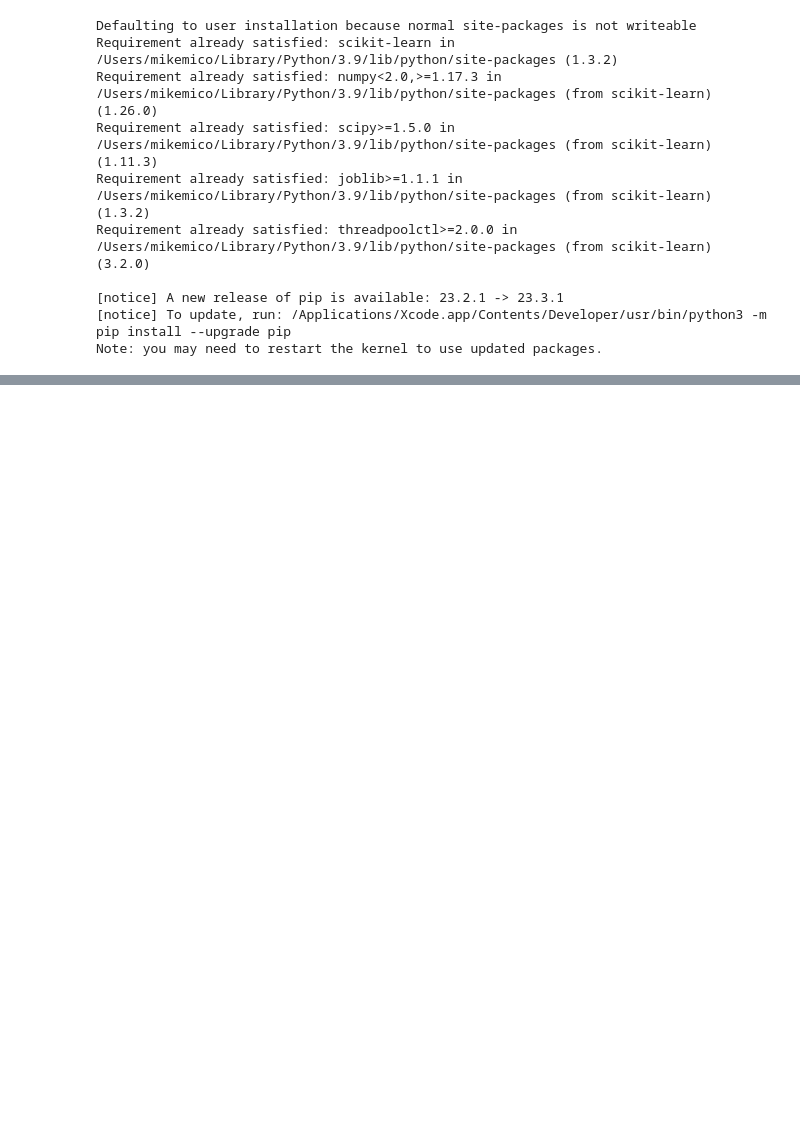
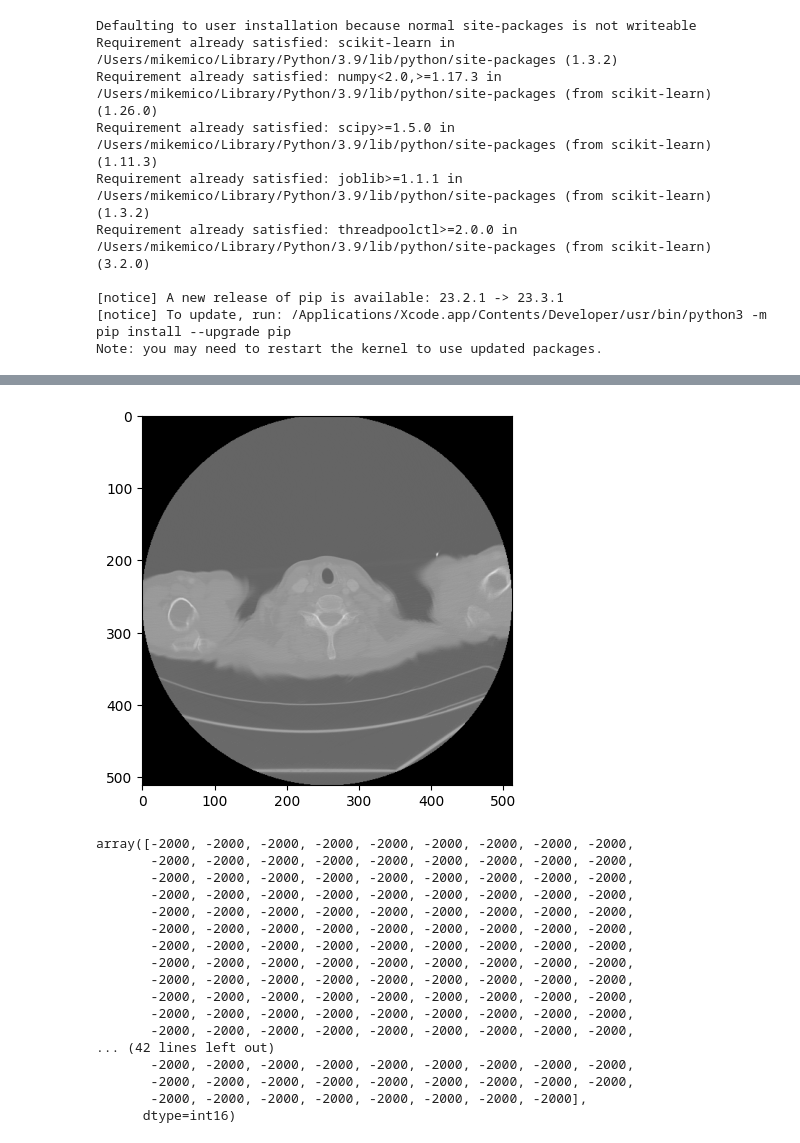
Before and after one commit to mmico250/CNNs-for-Lung-Cancer-Identification-in-Medical-Imaging, a Jupyter notebook: prj.ipynb, the cells around one changed output, grey strips where cells are left out. Cells and saved outputs as stored; diff of their text form; code cells hidden in the pictures; blank space fills up the shorter version.

```diff
--- a/prj.ipynb
+++ b/prj.ipynb
@@ -545,0 +682,33 @@ print(f'Predictions: {predictions}')
+# %%
+import pydicom
+import matplotlib.pyplot as plt
+
+image_path = '/Users/mikemico/Desktop/SCHOOL/INTRO TO AI/project/manifest-1697745650659/CMB-LCA/CMB-LCA-MSB-01459/11-13-1959-NA-CT CAP-73856/5.000000-BONE-54912/1-001.dcm'
+
+#image_path= str(dataframe.iloc[7].values[0])
+# Read the DICOM file
+dicom_data = pydicom.dcmread(image_path)
+
+# Display the image
+plt.imshow(dicom_data.pixel_array, cmap='gray')
+plt.show()
+dicom_data.pixel_array[1]
+# %% [output]
+[figure, added]
+array([-2000, -2000, -2000, -2000, -2000, -2000, -2000, -2000, -2000,
+       -2000, -2000, -2000, -2000, -2000, -2000, -2000, -2000, -2000,
+       -2000, -2000, -2000, -2000, -2000, -2000, -2000, -2000, -2000,
+       -2000, -2000, -2000, -2000, -2000, -2000, -2000, -2000, -2000,
+       -2000, -2000, -2000, -2000, -2000, -2000, -2000, -2000, -2000,
+       -2000, -2000, -2000, -2000, -2000, -2000, -2000, -2000, -2000,
+       -2000, -2000, -2000, -2000, -2000, -2000, -2000, -2000, -2000,
+       -2000, -2000, -2000, -2000, -2000, -2000, -2000, -2000, -2000,
+       -2000, -2000, -2000, -2000, -2000, -2000, -2000, -2000, -2000,
+       -2000, -2000, -2000, -2000, -2000, -2000, -2000, -2000, -2000,
+       -2000, -2000, -2000, -2000, -2000, -2000, -2000, -2000, -2000,
+       -2000, -2000, -2000, -2000, -2000, -2000, -2000, -2000, -2000,
+... (42 lines left out)
+       -2000, -2000, -2000, -2000, -2000, -2000, -2000, -2000, -2000,
+       -2000, -2000, -2000, -2000, -2000, -2000, -2000, -2000, -2000,
+       -2000, -2000, -2000, -2000, -2000, -2000, -2000, -2000],
+      dtype=int16)
```
Also changed, not shown: parts of 54 cells of this notebook.
